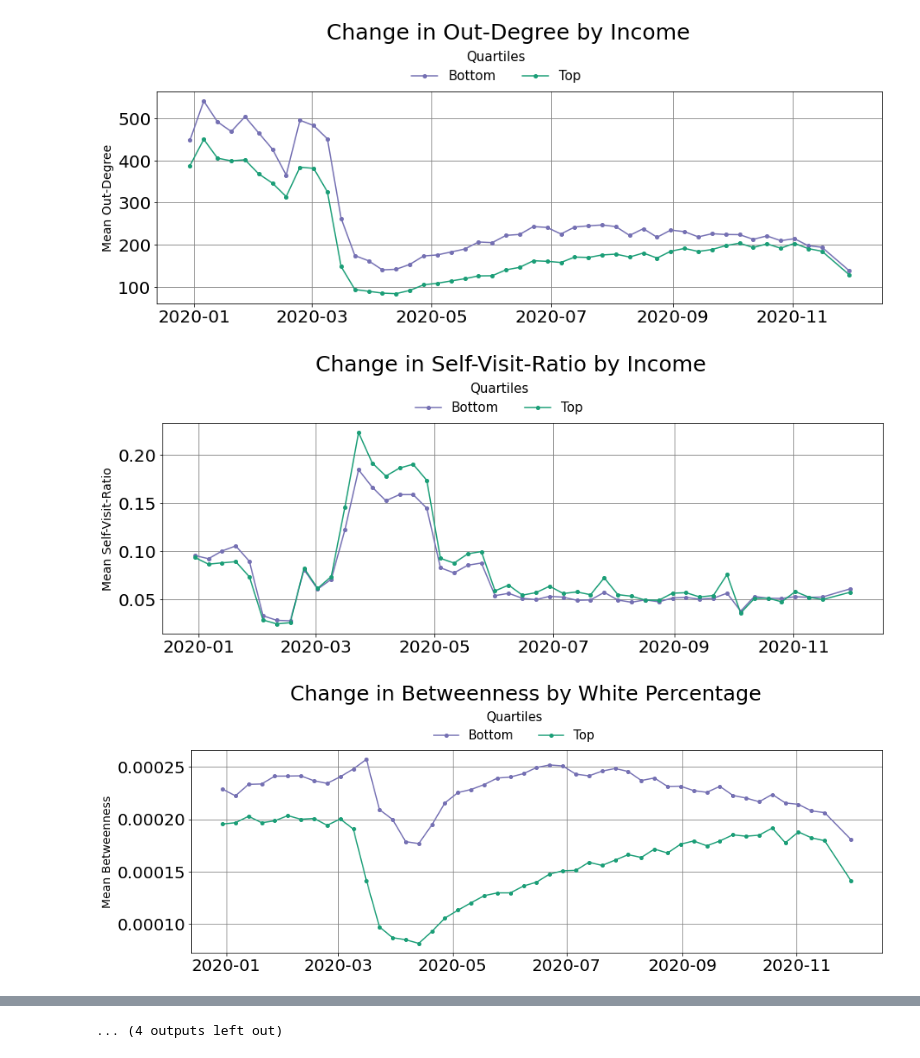
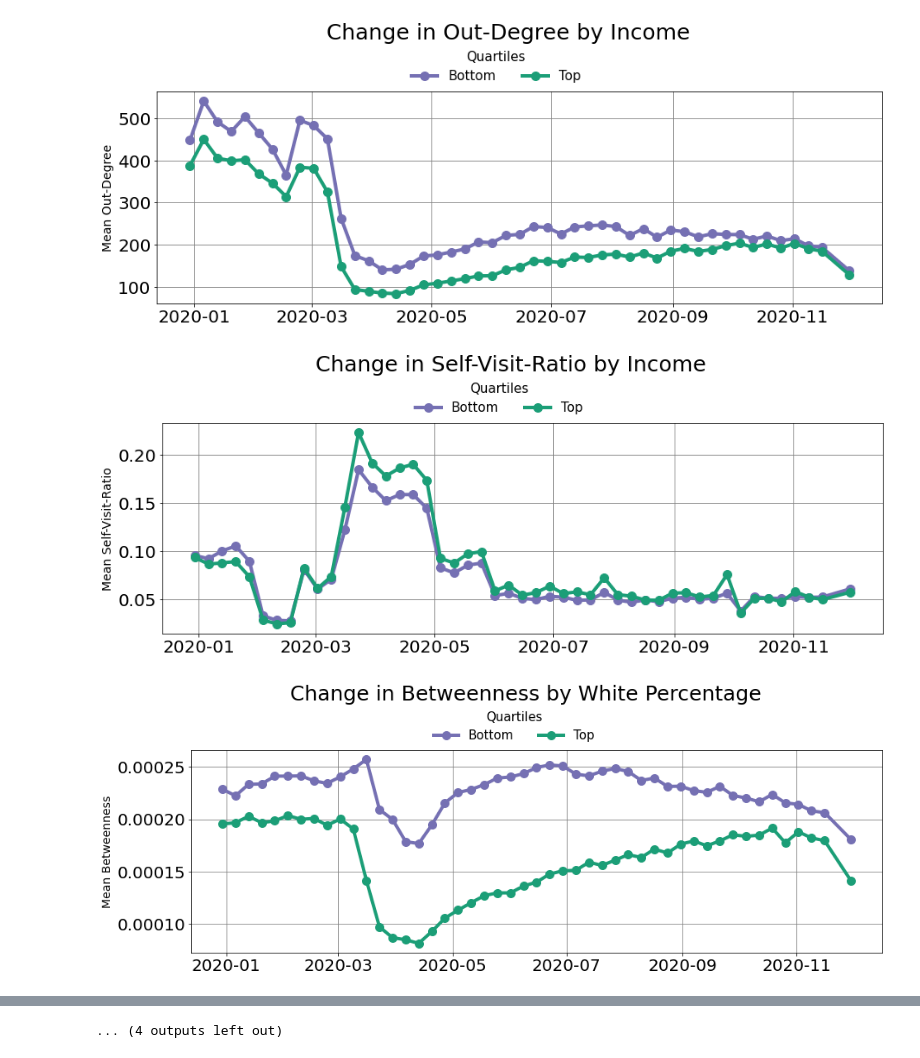
Before and after one commit to hasanalpboz/safegraph-covid19-mobility, a Jupyter notebook: scripts/notebooks/cent-change.ipynb, the cells around one changed output, grey strips where cells are left out. Cells and saved outputs as stored; diff of their text form; code cells hidden in the pictures.

Commit message:
added new figures for cent change and hotspots

```diff
--- a/scripts/notebooks/cent-change.ipynb
+++ b/scripts/notebooks/cent-change.ipynb
@@ -171,7 +171,7 @@ for ind, attr in enumerate(attrs):
         selr = selr[[f'{attr}-{q}' for q in quarts]]
         selr.columns = [i.split('-')[1] for i in selr.columns]
         #selr = selr.div(selr.iloc[0], axis=0)
-        selr.plot(ax=ax, color=[bottom_color, top_color], rot=0, marker='o', markersize=4)
+        selr.plot(ax=ax, color=[bottom_color, top_color], rot=0, marker='o', markersize=10, linewidth=4)
         ax.set_ylabel(f'Mean {cent_metric_name}', fontsize=14)
         ax.set_xlabel(None)
         plt.setp(ax.xaxis.get_majorticklabels(), ha='center')
@@ -188,3 +188,3 @@ for ind, attr in enumerate(attrs):
-[figure, old version]
+[figure, new version]
-[figure, old version]
+[figure, new version]
-[figure, old version]
+[figure, new version]
```
Also changed, not shown: parts of 1 cell of this notebook, 20 other files.
